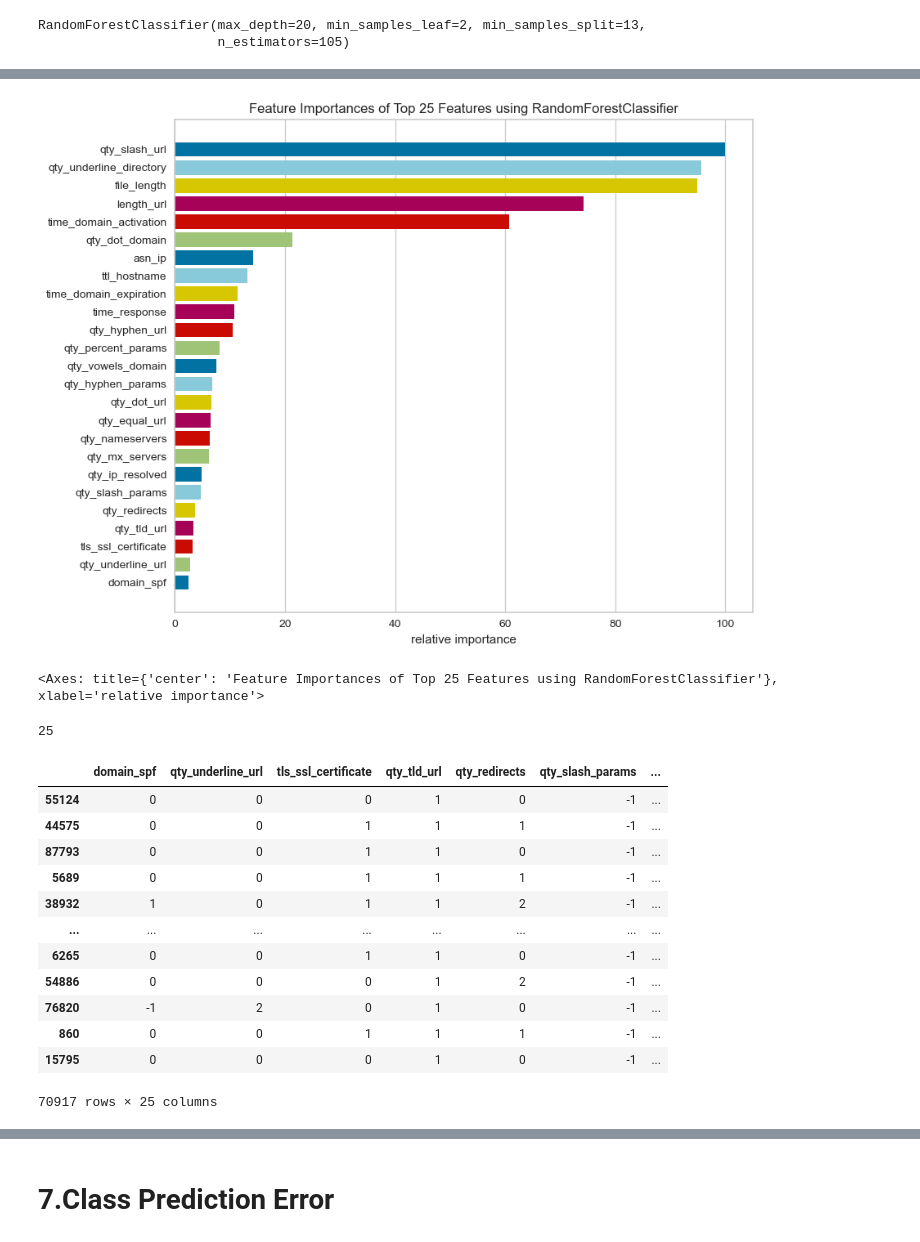
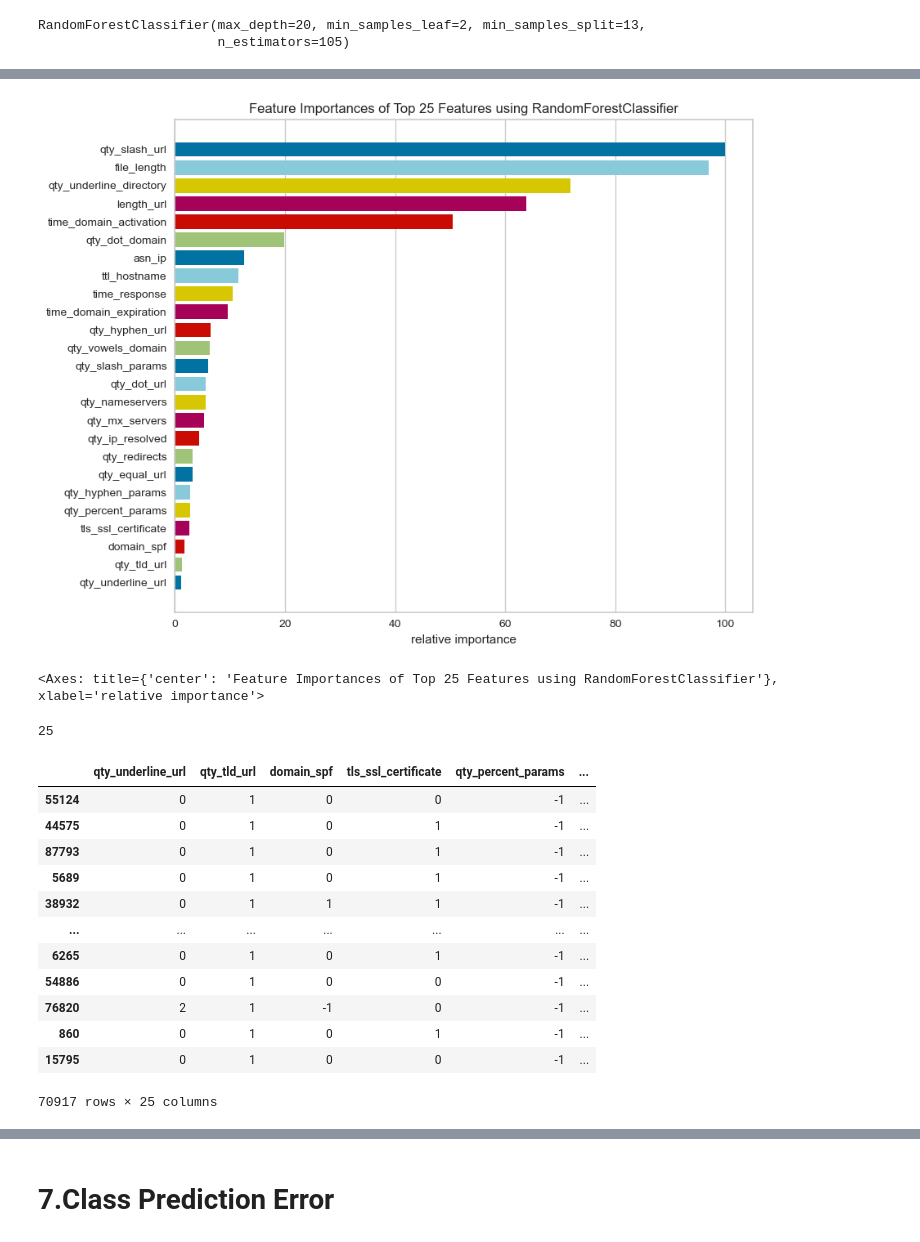
Before and after one commit to 03divyasharma/Phishing-Website-Detector, a Jupyter notebook: notebook/Phishing-Domain-Detector.ipynb, the cells around one changed output, grey strips where cells are left out. Drawn from its saved outputs; the diff is of its cells as text; code cells hidden in the pictures.

```diff
--- a/notebook/Phishing-Domain-Detector.ipynb
+++ b/notebook/Phishing-Domain-Detector.ipynb
@@ -253,10 +261,10 @@ viz.poof()
 # %%
 plt.figure(figsize=(9,7))
 viz = FeatureImportances(best_model, topn=25)
-viz.fit(X_train_features, y)
+viz.fit(X_train_features, y_train)
 viz.show()
 # %% [output]
-[figure, old version]
+[figure, new version]
 <Axes: title={'center': 'Feature Importances of Top 25 Features using RandomForestClassifier'}, xlabel='relative importance'>
 # %%
 len(viz.features_)
@@ -267,18 +275,18 @@ X_train_features=X_train_features[viz.features_]
 # %%
 X_train_features
 # %% [output]
-|  | domain_spf | qty_underline_url | tls_ssl_certificate | qty_tld_url | qty_redirects | qty_slash_params | ... |
-| 55124 | 0 | 0 | 0 | 1 | 0 | -1 | ... |
-| 44575 | 0 | 0 | 1 | 1 | 1 | -1 | ... |
-| 87793 | 0 | 0 | 1 | 1 | 0 | -1 | ... |
-| 5689 | 0 | 0 | 1 | 1 | 1 | -1 | ... |
-| 38932 | 1 | 0 | 1 | 1 | 2 | -1 | ... |
-| ... | ... | ... | ... | ... | ... | ... | ... |
-| 6265 | 0 | 0 | 1 | 1 | 0 | -1 | ... |
-| 54886 | 0 | 0 | 0 | 1 | 2 | -1 | ... |
-| 76820 | -1 | 2 | 0 | 1 | 0 | -1 | ... |
-| 860 | 0 | 0 | 1 | 1 | 1 | -1 | ... |
-| 15795 | 0 | 0 | 0 | 1 | 0 | -1 | ... |
+|  | qty_underline_url | qty_tld_url | domain_spf | tls_ssl_certificate | qty_percent_params | ... |
+| 55124 | 0 | 1 | 0 | 0 | -1 | ... |
+| 44575 | 0 | 1 | 0 | 1 | -1 | ... |
+| 87793 | 0 | 1 | 0 | 1 | -1 | ... |
+| 5689 | 0 | 1 | 0 | 1 | -1 | ... |
+| 38932 | 0 | 1 | 1 | 1 | -1 | ... |
+| ... | ... | ... | ... | ... | ... | ... |
+| 6265 | 0 | 1 | 0 | 1 | -1 | ... |
+| 54886 | 0 | 1 | 0 | 0 | -1 | ... |
+| 76820 | 2 | 1 | -1 | 0 | -1 | ... |
+| 860 | 0 | 1 | 0 | 1 | -1 | ... |
+| 15795 | 0 | 1 | 0 | 0 | -1 | ... |
 70917 rows × 25 columns
 # %%
 X_test_features=X_test_features[viz.features_]
```
Also changed, not shown: parts of 10 cells of this notebook, 3 other files.
